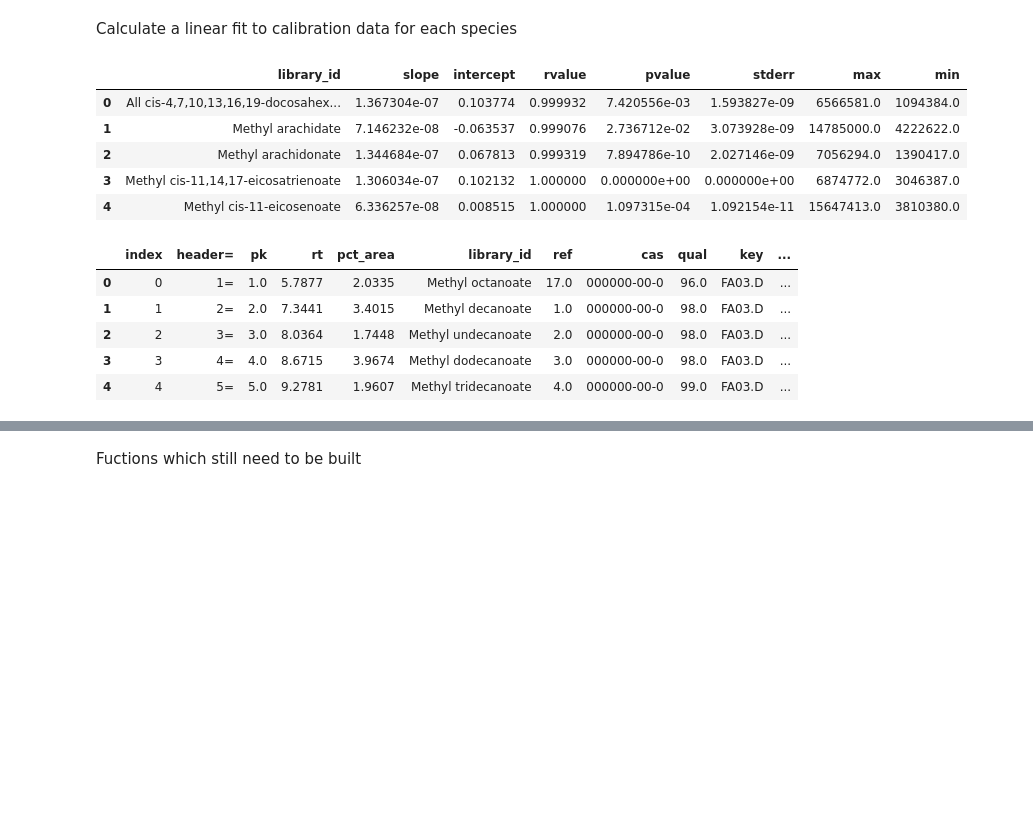
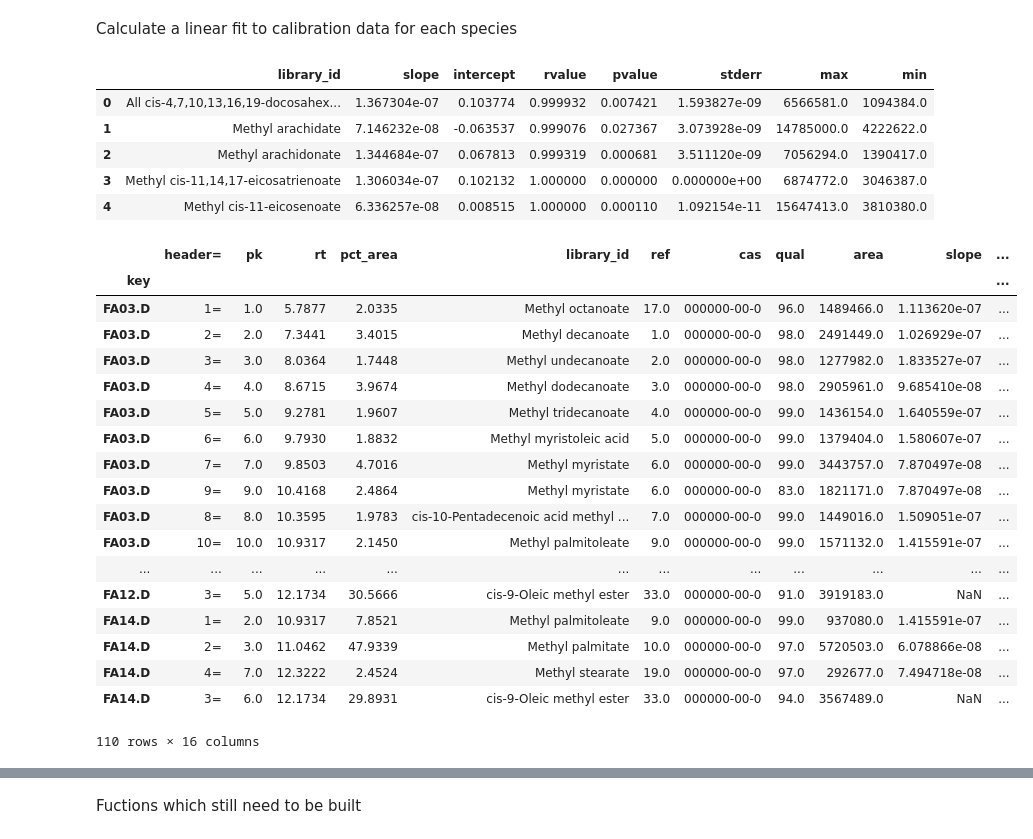
Before and after one commit to audere-labs/pyvalence, a Jupyter notebook: gc_area_analysis.ipynb, the cells around one changed output, grey strips where cells are left out. Drawn from its saved outputs; the diff is of its cells as text; code cells hidden in the pictures; blank space fills up the shorter version.

Commit message:
fixed matching
still needs thresholding, also working with new methods of agi

```diff
--- a/gc_area_analysis.ipynb
+++ b/gc_area_analysis.ipynb
@@ -6,4 +6,4 @@ import pandas as pd
 import matplotlib.pyplot as plt
 %matplotlib inline
 # %%
-agi = Agilent.from_root('data')
+agi = Agilent.from_root('data/test3')
@@ -92,7 +60,7 @@ This creates a df containing the concentrations, I assumed the starting concentr
 # %%
 cal_files = ['FA03.D','FA04.D','FA05.D']
 cal_dilutions = {'FA03.D': 0.25,'FA04.D':0.50,'FA05.D':1.0}
-standards = pd.DataFrame({'library_id':agi['FA05.D'].results['lib']['library_id'],'Conc_0':1})
+standards = pd.DataFrame({'library_id':list(set(agi.results_lib.library_id)),'Conc_0':1})
 
 for key,val in cal_dilutions.items():
     standards[key] = standards['Conc_0']*val
@@ -108,7 +76,7 @@ standards.head()
 # %% [markdown]
 Calculate a linear fit to calibration data for each species
 # %%
-def match_cal_conc(matched_df, standards):
+def match_cal_conc(matcheddf, standards):
     '''
     this  function takes a dataframe which contains species matched to an area (matched_df)
     and a calibration concentration dataframe and matches these two based on library_id
@@ -116,80 +84,92 @@ def match_cal_conc(matched_df, standards):
     standards_melted = pd.melt(standards, id_vars=['library_id'],value_vars=cal_files)
     standards_melted.columns = ['library_id','key','cal_conc']
 
-    return_df = pd.merge(matched_df,standards_melted,how='left',on=['library_id','key'])
+    return_df = pd.merge(matcheddf.reset_index(),standards_melted,how='left',on=['library_id','key'])
     return return_df.dropna(subset=['cal_conc'])
 
-matched_cal_conc = match_cal_conc(matched_df, standards)
-
-def cal_curves_tic(matched_cal_conc):
+def cal_curves(matched_cal_conc):
     '''
     this function takes a matched calibration concentration dataframe (matched_cal_conc)
     and does a linear regression and returns a dataframe of the library_ids with
     linregress stats and the min/max areas which is the range for which the calibration
     curve can (should only) be used.
 
-    this is only for tic data, fid data calculation will be different
+    this is only for cases where each molecule has a calibration curve i.e. tic and/or fid
     '''
     b = (matched_cal_conc.groupby('library_id')
-                         .apply(lambda a: linregress(a.tic_area,a.cal_conc))
+                         .apply(lambda a: linregress(a.area,a.cal_conc))
                          .apply(pd.Series)
                          .reset_index())
     b.columns = ['library_id','slope','intercept','rvalue','pvalue','stderr']
 
-    d = pd.DataFrame({'max':matched_cal_conc.groupby('library_id')['tic_area'].max(),
-                    'min':matched_cal_conc.groupby('library_id')['tic_area'].min()}).reset_index()
+    d = pd.DataFrame({'max':matched_cal_conc.groupby('library_id')['area'].max(),
+                    'min':matched_cal_conc.groupby('library_id')['area'].min()}).reset_index()
     return pd.merge(b,d,on='library_id')
-#pd.merge(b,d,on='library_id')
 
-calced_curves = cal_curves_tic(matched_cal_conc)
+matched_cal_conc = match_cal_conc(matcheddf, standards)
+calced_curves = cal_curves(matched_cal_conc)
 calced_curves.head()
 # %% [output]
 |  | library_id | slope | intercept | rvalue | pvalue | stderr | max | min |
-| 0 | All cis-4,7,10,13,16,19-docosahex... | 1.367304e-07 | 0.103774 | 0.999932 | 7.420556e-03 | 1.593827e-09 | 6566581.0 | 1094384.0 |
-| 1 | Methyl arachidate | 7.146232e-08 | -0.063537 | 0.999076 | 2.736712e-02 | 3.073928e-09 | 14785000.0 | 4222622.0 |
-| 2 | Methyl arachidonate | 1.344684e-07 | 0.067813 | 0.999319 | 7.894786e-10 | 2.027146e-09 | 7056294.0 | 1390417.0 |
-| 3 | Methyl cis-11,14,17-eicosatrienoate | 1.306034e-07 | 0.102132 | 1.000000 | 0.000000e+00 | 0.000000e+00 | 6874772.0 | 3046387.0 |
-| 4 | Methyl cis-11-eicosenoate | 6.336257e-08 | 0.008515 | 1.000000 | 1.097315e-04 | 1.092154e-11 | 15647413.0 | 3810380.0 |
+| 0 | All cis-4,7,10,13,16,19-docosahex... | 1.367304e-07 | 0.103774 | 0.999932 | 0.007421 | 1.593827e-09 | 6566581.0 | 1094384.0 |
+| 1 | Methyl arachidate | 7.146232e-08 | -0.063537 | 0.999076 | 0.027367 | 3.073928e-09 | 14785000.0 | 4222622.0 |
+| 2 | Methyl arachidonate | 1.344684e-07 | 0.067813 | 0.999319 | 0.000681 | 3.511120e-09 | 7056294.0 | 1390417.0 |
+| 3 | Methyl cis-11,14,17-eicosatrienoate | 1.306034e-07 | 0.102132 | 1.000000 | 0.000000 | 0.000000e+00 | 6874772.0 | 3046387.0 |
+| 4 | Methyl cis-11-eicosenoate | 6.336257e-08 | 0.008515 | 1.000000 | 0.000110 | 1.092154e-11 | 15647413.0 | 3810380.0 |
 # %%
-def calc_conc_tic(cal_curves, matched_df):
+def calc_conc(cal_curves, matcheddf):
     '''
     this  function takes a dataframe which contains species matched to an area (matchlib2area_all)
     and a calibration curve dataframe (cal_curves_tic)
 
     it uses these values to calculate the concentration
     '''
     def conc_cal(x):
-        conc = (x['tic_area']*x['slope']+x['intercept'] if x['tic_area']*x['slope']+x['intercept']>0 else np.nan)
+        conc = (x['area']*x['slope']+x['intercept'] if x['area']*x['slope']+x['intercept']>0 else np.nan)
         return conc
 
     # calculate concentration of species
-    return_df = pd.merge(matched_df,cal_curves,on='library_id',how='outer')
+    matcheddf = matcheddf.reset_index()
+    return_df = pd.merge(matcheddf,cal_curves,on='library_id',how='outer')
     return_df['conc'] = return_df.apply(conc_cal,axis=1)
     return_df.drop(['rvalue','pvalue','stderr'],1,inplace=True)
 
     #calculate concentration percentage
     totals_c = pd.DataFrame({'totals_c':(return_df.groupby('key')['conc']
                                             .apply(np.sum,axis=0))}).reset_index()
     return_df = return_df.merge(totals_c, on=['key'])
     return_df['conc%']=return_df['conc']/return_df['totals_c']
     return_df.drop(['totals_c'],1,inplace=True)
 
     #calculate area percentage
-    totals_a = pd.DataFrame({'totals_a':(return_df.groupby('key')['tic_area']
+    totals_a = pd.DataFrame({'totals_a':(return_df.groupby('key')['area']
                                             .apply(np.sum,axis=0))}).reset_index()
     return_df = return_df.merge(totals_a, on=['key'])
-    return_df['tic_area%']=return_df['tic_area']/return_df['totals_a']
+    return_df['area%']=return_df['area']/return_df['totals_a']
     return_df.drop(['totals_a'],1,inplace=True)
 
-    return return_df
+    return return_df.set_index('key')
 
-calced_conc_tic = calc_conc_tic(calced_curves, matched_df)
-calced_conc_tic.head()
+calced_conc = calc_conc(calced_curves, matcheddf)
+calced_conc
 # %% [output]
-|  | index | header= | pk | rt | pct_area | library_id | ref | cas | qual | key | ... |
-| 0 | 0 | 1= | 1.0 | 5.7877 | 2.0335 | Methyl octanoate | 17.0 | 000000-00-0 | 96.0 | FA03.D | ... |
-| 1 | 1 | 2= | 2.0 | 7.3441 | 3.4015 | Methyl decanoate | 1.0 | 000000-00-0 | 98.0 | FA03.D | ... |
-| 2 | 2 | 3= | 3.0 | 8.0364 | 1.7448 | Methyl undecanoate | 2.0 | 000000-00-0 | 98.0 | FA03.D | ... |
-| 3 | 3 | 4= | 4.0 | 8.6715 | 3.9674 | Methyl dodecanoate | 3.0 | 000000-00-0 | 98.0 | FA03.D | ... |
-| 4 | 4 | 5= | 5.0 | 9.2781 | 1.9607 | Methyl tridecanoate | 4.0 | 000000-00-0 | 99.0 | FA03.D | ... |
+|  | header= | pk | rt | pct_area | library_id | ref | cas | qual | area | slope | ... |
+| key |  |  |  |  |  |  |  |  |  |  | ... |
+| FA03.D | 1= | 1.0 | 5.7877 | 2.0335 | Methyl octanoate | 17.0 | 000000-00-0 | 96.0 | 1489466.0 | 1.113620e-07 | ... |
+| FA03.D | 2= | 2.0 | 7.3441 | 3.4015 | Methyl decanoate | 1.0 | 000000-00-0 | 98.0 | 2491449.0 | 1.026929e-07 | ... |
+| FA03.D | 3= | 3.0 | 8.0364 | 1.7448 | Methyl undecanoate | 2.0 | 000000-00-0 | 98.0 | 1277982.0 | 1.833527e-07 | ... |
+| FA03.D | 4= | 4.0 | 8.6715 | 3.9674 | Methyl dodecanoate | 3.0 | 000000-00-0 | 98.0 | 2905961.0 | 9.685410e-08 | ... |
+| FA03.D | 5= | 5.0 | 9.2781 | 1.9607 | Methyl tridecanoate | 4.0 | 000000-00-0 | 99.0 | 1436154.0 | 1.640559e-07 | ... |
+| FA03.D | 6= | 6.0 | 9.7930 | 1.8832 | Methyl myristoleic acid | 5.0 | 000000-00-0 | 99.0 | 1379404.0 | 1.580607e-07 | ... |
+| FA03.D | 7= | 7.0 | 9.8503 | 4.7016 | Methyl myristate | 6.0 | 000000-00-0 | 99.0 | 3443757.0 | 7.870497e-08 | ... |
+| FA03.D | 9= | 9.0 | 10.4168 | 2.4864 | Methyl myristate | 6.0 | 000000-00-0 | 83.0 | 1821171.0 | 7.870497e-08 | ... |
+| FA03.D | 8= | 8.0 | 10.3595 | 1.9783 | cis-10-Pentadecenoic acid methyl ... | 7.0 | 000000-00-0 | 99.0 | 1449016.0 | 1.509051e-07 | ... |
+| FA03.D | 10= | 10.0 | 10.9317 | 2.1450 | Methyl palmitoleate | 9.0 | 000000-00-0 | 99.0 | 1571132.0 | 1.415591e-07 | ... |
+| ... | ... | ... | ... | ... | ... | ... | ... | ... | ... | ... | ... |
+| FA12.D | 3= | 5.0 | 12.1734 | 30.5666 | cis-9-Oleic methyl ester | 33.0 | 000000-00-0 | 91.0 | 3919183.0 | NaN | ... |
+| FA14.D | 1= | 2.0 | 10.9317 | 7.8521 | Methyl palmitoleate | 9.0 | 000000-00-0 | 99.0 | 937080.0 | 1.415591e-07 | ... |
+| FA14.D | 2= | 3.0 | 11.0462 | 47.9339 | Methyl palmitate | 10.0 | 000000-00-0 | 97.0 | 5720503.0 | 6.078866e-08 | ... |
+| FA14.D | 4= | 7.0 | 12.3222 | 2.4524 | Methyl stearate | 19.0 | 000000-00-0 | 97.0 | 292677.0 | 7.494718e-08 | ... |
+| FA14.D | 3= | 6.0 | 12.1734 | 29.8931 | cis-9-Oleic methyl ester | 33.0 | 000000-00-0 | 94.0 | 3567489.0 | NaN | ... |
+110 rows × 16 columns
 # %%
```
Also changed, not shown: parts of 6 cells of this notebook.
